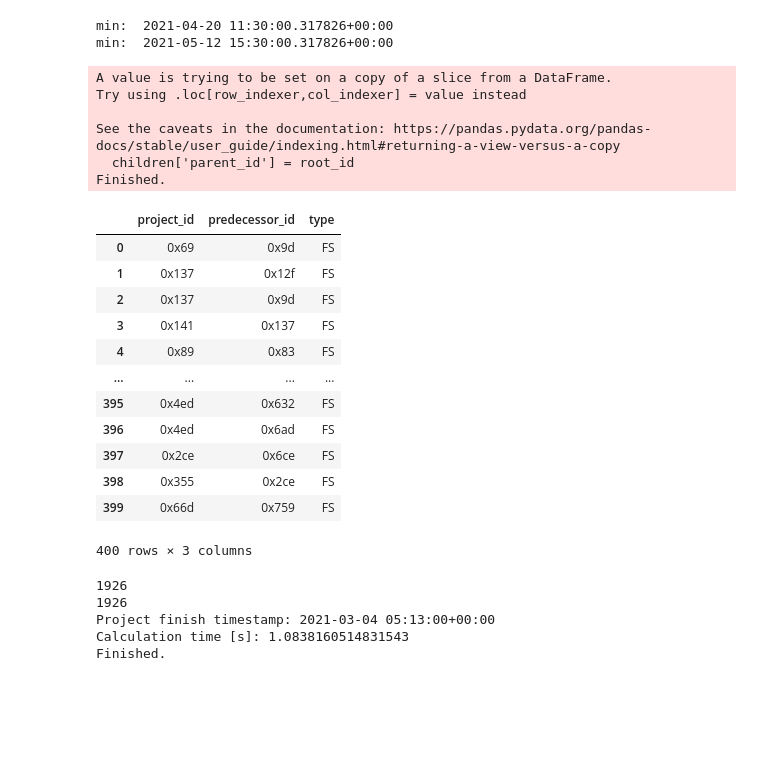
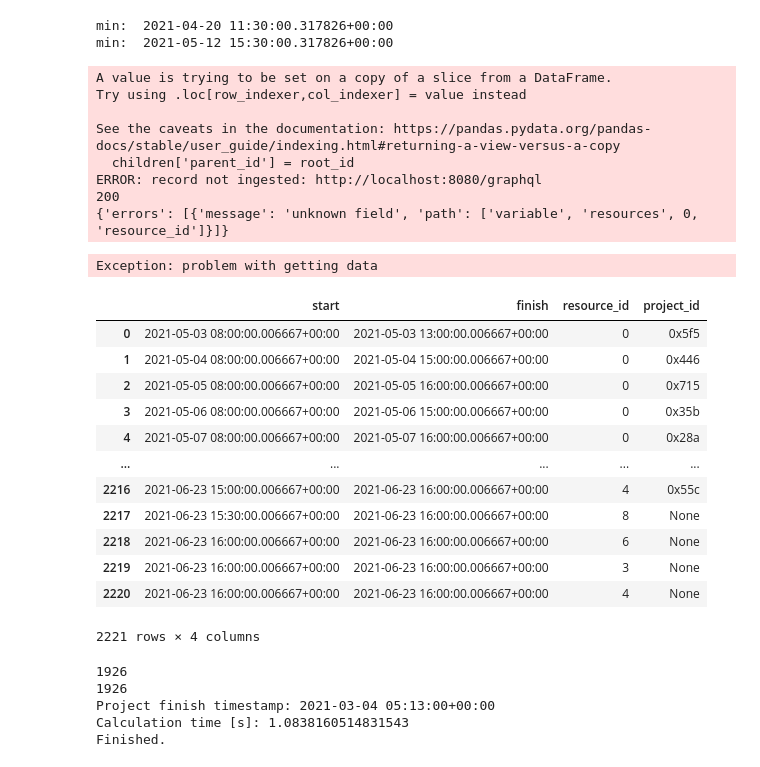
Before and after one commit to wazart0/pmt_x, a Jupyter notebook: experiments.ipynb, the cells around one changed output. Saved outputs shown, nothing was run; the diff lists cells and outputs as text; code cells hidden in the pictures; blank space fills up the shorter version.

Commit message:
last finish solver implemented, baseline selectors in gantt.html

```diff
--- a/experiments.ipynb
+++ b/experiments.ipynb
@@ -36,8 +36,8 @@ url = 'http://localhost:8080/graphql'
 query_project_filter = {
     "or": [
         {"name": {"allofterms": "P2 v3 Replatforming Tasks List.xlsx"}},
-        # {"name": {"allofterms": "O2 Grouper Pipeline - Task List.xlsx"}},
-        # {"name": {"allofterms": "P2 v3 Authorization_DS manager - list of tasks.xlsx"}}
+        {"name": {"allofterms": "O2 Grouper Pipeline - Task List.xlsx"}},
+        {"name": {"allofterms": "P2 v3 Authorization_DS manager - list of tasks.xlsx"}}
     ]
 }
 
@@ -197,14 +197,14 @@ import tools.lib.pmtx_client.mutate_baselines as mb
 solver.projects.drop(columns=['sprint'], inplace=True)
 
 root_id = "0x7bd"
-baseline_name = "infinite_resources_10"
-# baseline_name = "limited_8_sprint_5_only"
+# baseline_name = "infinite_resources_11"
+baseline_name = "limited_11x"
 
 
 baseline_id = mb.add_baseline_and_return_id(url, baseline_name, root_id)
 mb.add_project_baseline(url, solver.projects, baseline_id, root_id)
 mb.modify_project_baseline_predecessors(url, solver.dependencies, baseline_id)
-# mb.add_resource_baseline(url, solver.av, baseline_id)
+mb.add_resource_baseline(url, solver.av, baseline_id)
 
 print("Finished.")
 # %% [output]
@@ -213,23 +213,26 @@ Try using .loc[row_indexer,col_indexer] = value instead
 
 See the caveats in the documentation: https://pandas.pydata.org/pandas-docs/stable/user_guide/indexing.html#returning-a-view-versus-a-copy
   children['parent_id'] = root_id
-Finished.
+ERROR: record not ingested: http://localhost:8080/graphql
+200
+{'errors': [{'message': 'unknown field', 'path': ['variable', 'resources', 0, 'resource_id']}]}
+Exception: problem with getting data
 # %%
-solver.dependencies
+solver.av
 # %% [output]
-|  | project_id | predecessor_id | type |
-| 0 | 0x69 | 0x9d | FS |
-| 1 | 0x137 | 0x12f | FS |
-| 2 | 0x137 | 0x9d | FS |
-| 3 | 0x141 | 0x137 | FS |
-| 4 | 0x89 | 0x83 | FS |
-| ... | ... | ... | ... |
-| 395 | 0x4ed | 0x632 | FS |
-| 396 | 0x4ed | 0x6ad | FS |
-| 397 | 0x2ce | 0x6ce | FS |
-| 398 | 0x355 | 0x2ce | FS |
-| 399 | 0x66d | 0x759 | FS |
+|  | start | finish | resource_id | project_id |
+| 0 | 2021-05-03 08:00:00.006667+00:00 | 2021-05-03 13:00:00.006667+00:00 | 0 | 0x5f5 |
+| 1 | 2021-05-04 08:00:00.006667+00:00 | 2021-05-04 15:00:00.006667+00:00 | 0 | 0x446 |
+| 2 | 2021-05-05 08:00:00.006667+00:00 | 2021-05-05 16:00:00.006667+00:00 | 0 | 0x715 |
+| 3 | 2021-05-06 08:00:00.006667+00:00 | 2021-05-06 15:00:00.006667+00:00 | 0 | 0x35b |
+| 4 | 2021-05-07 08:00:00.006667+00:00 | 2021-05-07 16:00:00.006667+00:00 | 0 | 0x28a |
+| ... | ... | ... | ... | ... |
+| 2216 | 2021-06-23 15:00:00.006667+00:00 | 2021-06-23 16:00:00.006667+00:00 | 4 | 0x55c |
+| 2217 | 2021-06-23 15:30:00.006667+00:00 | 2021-06-23 16:00:00.006667+00:00 | 8 | None |
+| 2218 | 2021-06-23 16:00:00.006667+00:00 | 2021-06-23 16:00:00.006667+00:00 | 6 | None |
+| 2219 | 2021-06-23 16:00:00.006667+00:00 | 2021-06-23 16:00:00.006667+00:00 | 3 | None |
+| 2220 | 2021-06-23 16:00:00.006667+00:00 | 2021-06-23 16:00:00.006667+00:00 | 4 | None |
-400 rows × 3 columns
+2221 rows × 4 columns
 # %%
 from time import time
 import pandas as pd
```
Also changed, not shown: parts of 3 cells of this notebook, 7 other files.
